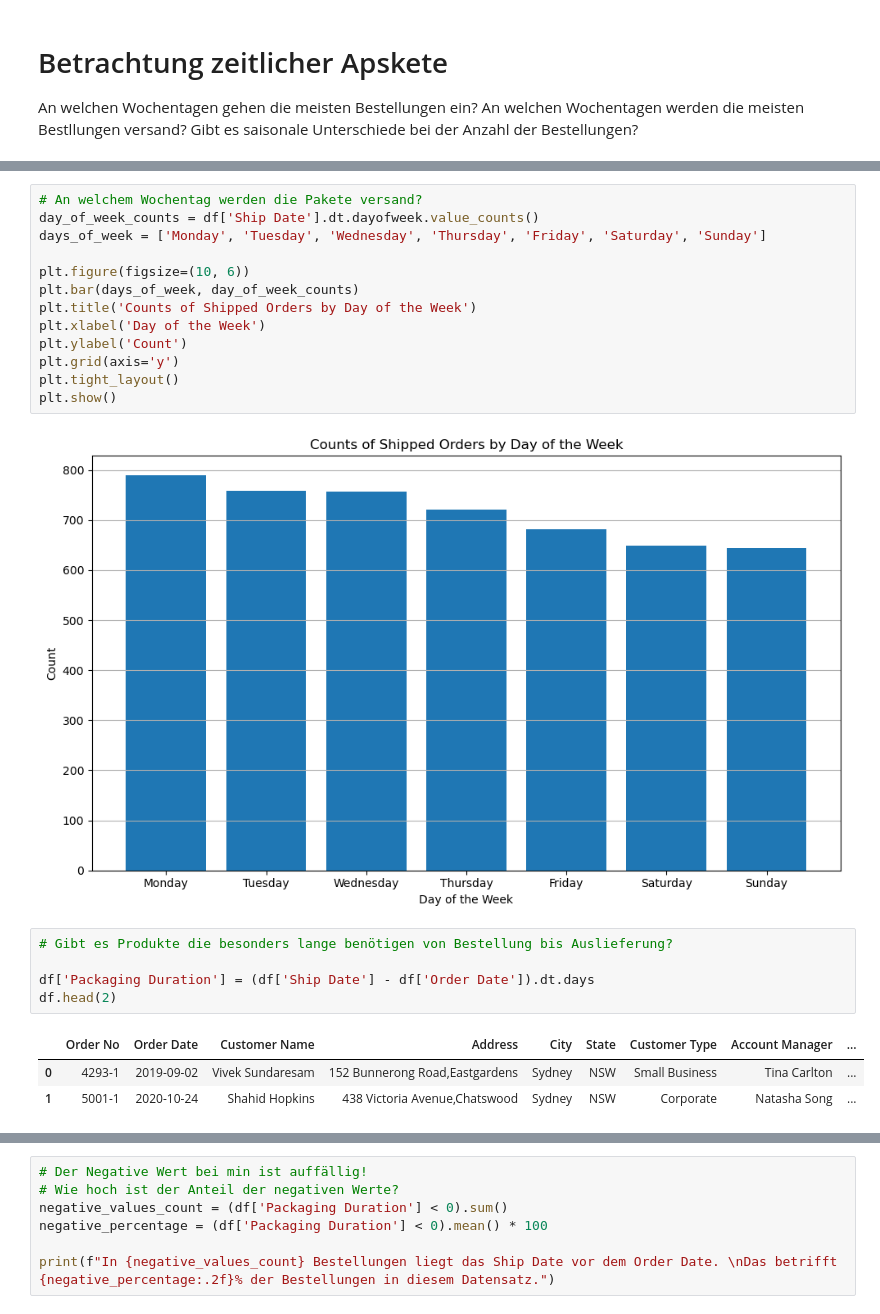
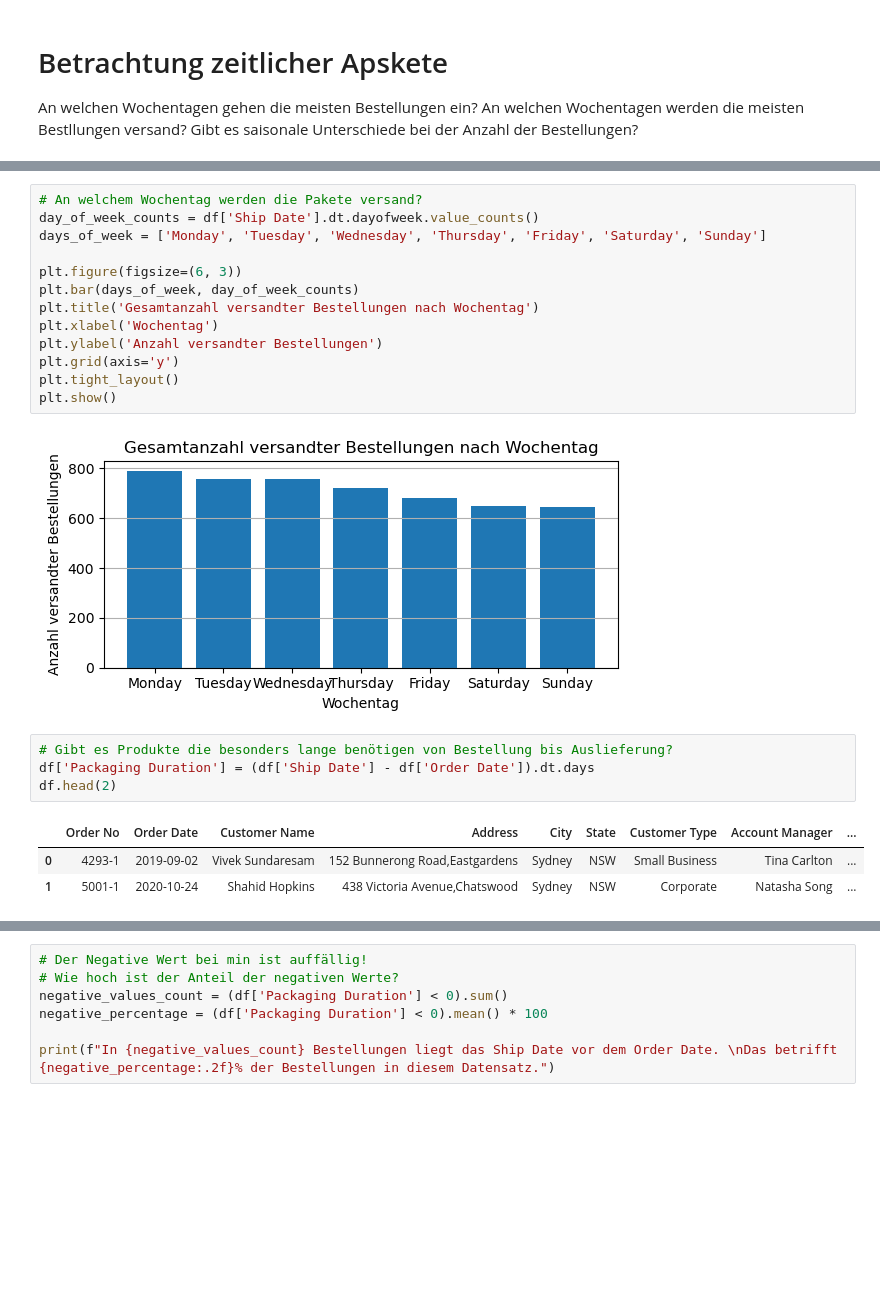
Before and after one commit to SchierleLukas/programming-for-datascience, a Jupyter notebook: notebooks/project.ipynb, the cells around one changed output, grey strips where cells are left out. Saved outputs shown, nothing was run; the diff lists cells and outputs as text; blank space fills up the shorter version.

```diff
--- a/notebooks/project.ipynb
+++ b/notebooks/project.ipynb
@@ -496,21 +481,20 @@ plt.show()
 # %%
 # An welchem Wochentag werden die Pakete versand?
 day_of_week_counts = df['Ship Date'].dt.dayofweek.value_counts()
 days_of_week = ['Monday', 'Tuesday', 'Wednesday', 'Thursday', 'Friday', 'Saturday', 'Sunday']
 
-plt.figure(figsize=(10, 6))
+plt.figure(figsize=(6, 3))
 plt.bar(days_of_week, day_of_week_counts)
-plt.title('Counts of Shipped Orders by Day of the Week')
-plt.xlabel('Day of the Week')
-plt.ylabel('Count')
+plt.title('Gesamtanzahl versandter Bestellungen nach Wochentag')
+plt.xlabel('Wochentag')
+plt.ylabel('Anzahl versandter Bestellungen')
 plt.grid(axis='y')
 plt.tight_layout()
 plt.show()
 # %% [output]
-[figure, old version]
+[figure, new version]
 # %%
 # Gibt es Produkte die besonders lange benötigen von Bestellung bis Auslieferung?
-
 df['Packaging Duration'] = (df['Ship Date'] - df['Order Date']).dt.days
 df.head(2)
 # %% [output]
```
Also changed, not shown: parts of 28 cells of this notebook.
